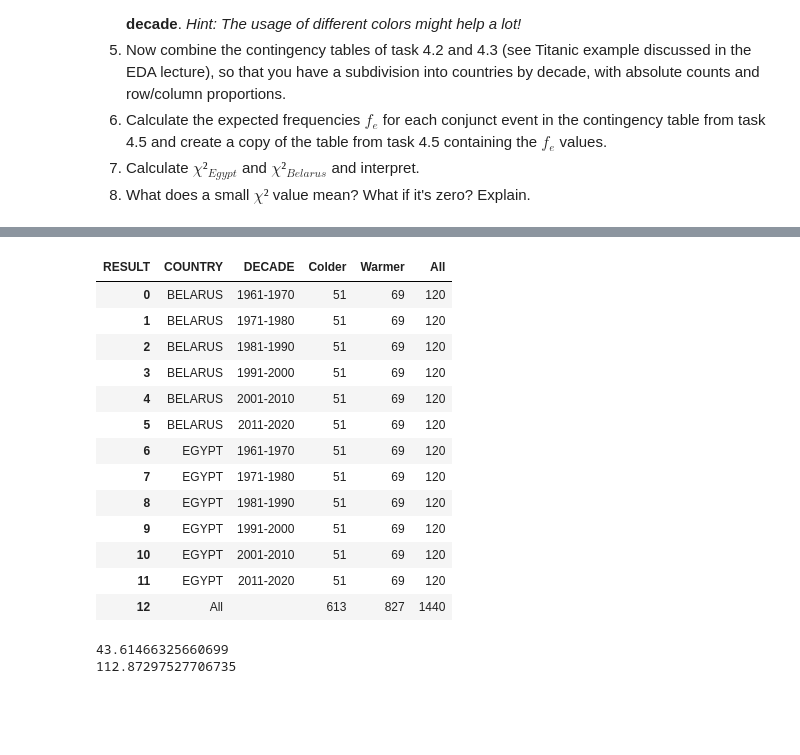
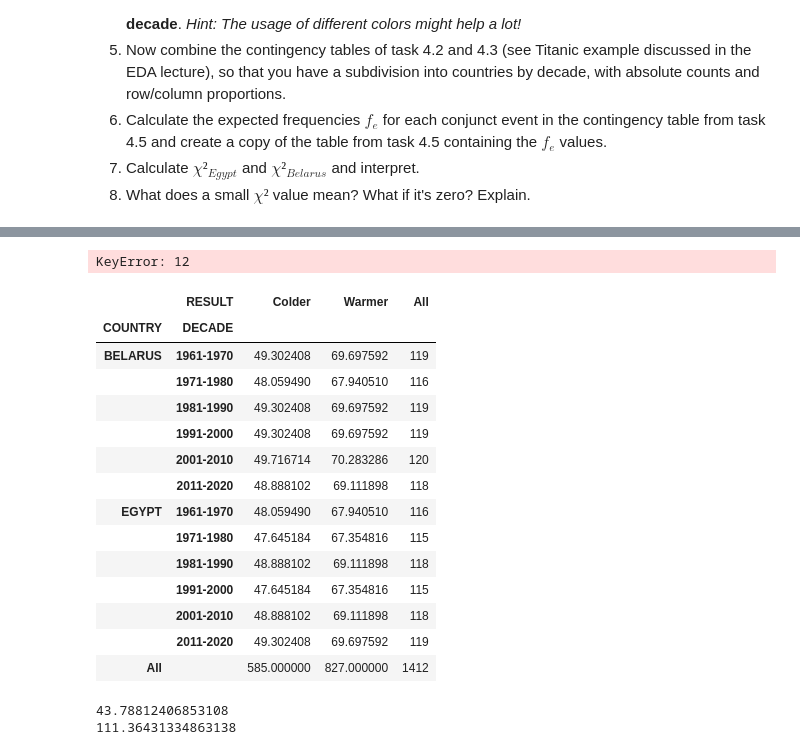
Before and after one commit to aronzek/UHH_research_methods, a Jupyter notebook: RM_A02_Group_E.ipynb, the cells around one changed output, grey strips where cells are left out. Saved outputs shown, nothing was run; the diff lists cells and outputs as text; code cells hidden in the pictures; blank space fills up the shorter version.

```diff
--- a/RM_A02_Group_E.ipynb
+++ b/RM_A02_Group_E.ipynb
@@ -286,3 +299,5 @@ df_egypt_warmer = pd.DataFrame(data)
+# %%
+df_egypt_warmer.drop([6,90,116,118,125,136,187,190,195,331,354,368,420,439,440,441,551,561,653],inplace=True)
 # %%
 df_belarus = df[df["COUNTRY"] == 'BELARUS'].iloc[:,:14].reset_index().drop("index",axis=1)
 # %%
@@ -298,7 +313,9 @@ for i in range(60,120):
         year.append(1901+i)
         if(df_belarus.loc[i,j] > df_belarus.loc[i-50,j]):
             result.append("Warmer")
-        else:
+        elif(df_belarus.loc[i,j] < df_belarus.loc[i-50,j]):
             result.append("Colder")
-data = {"COUNTRY":country,"YEAR":year,"MONTH":months,"RESULT":result}
+        elif(df_belarus.loc[i,j] == df_belarus.loc[i-50,j]):
+            result.append("ND")
+data = {"COUNTRY":country,"YEAR":year,"DECADE":decades, "MONTH":months,"RESULT":result}
 df_belarus_warmer = pd.DataFrame(data)
@@ -305,3 +335,5 @@ df_belarus_warmer = pd.DataFrame(data)
+# %%
+df_belarus_warmer.drop([101,171,213,214,220,313,472,621,660],inplace=True)
 # %%
 final_data = pd.concat([df_egypt_warmer,df_belarus_warmer])
 # %%
@@ -315,8 +347,6 @@ decades6 = ["2011-2020" for i in range(0,120)]
 decades = decades1 + decades2 + decades3 + decades4 + decades5 + decades6
 
 final_decades = (decades + decades)
-# %%
-final_data.insert(2,"DECADE",final_decades)
 # %%
 #4.2
 pd.crosstab(final_data.COUNTRY,final_data.RESULT,margins=True)
@@ -364,34 +400,43 @@ cross_data
+# %%
+cross_data1 = cross_data.drop(labels=12, axis=0)
+sbs.barplot(data=cross_data1, x="DECADE", y="Warmer", hue="COUNTRY")
+# %% [output]
+KeyError: 12
 # %%
 #4.6
 fe_data = cross_data.copy(deep=True)
 fe_data = fe_data.reset_index()
-fe_cold = np.round(120*613/1440)
-fe_warm = np.round(120*827/1440)
+#fe_cold = np.round(120*613/1440)
+#fe_warm = np.round(120*827/1440)
+fe_cold_total = 585
+fe_warm_total = 827
 for j in ["Colder","Warmer"]:
     for i in range(0,12):
         if(j=="Colder"):
-            fe_data.loc[i,j] = fe_cold
+            fe_data.loc[i,j] = (fe_data.loc[i,"All"]*fe_cold_total)/1412
         elif(j=="Warmer"):
-            fe_data.loc[i,j] = fe_warm
-fe_data
+            fe_data.loc[i,j] = (fe_data.loc[i,"All"]*fe_warm_total)/1412
+fe_data.set_index(["COUNTRY", "DECADE"])
 # %% [output]
-| RESULT | COUNTRY | DECADE | Colder | Warmer | All |
-| 0 | BELARUS | 1961-1970 | 51 | 69 | 120 |
-| 1 | BELARUS | 1971-1980 | 51 | 69 | 120 |
-| 2 | BELARUS | 1981-1990 | 51 | 69 | 120 |
-| 3 | BELARUS | 1991-2000 | 51 | 69 | 120 |
-| 4 | BELARUS | 2001-2010 | 51 | 69 | 120 |
-| 5 | BELARUS | 2011-2020 | 51 | 69 | 120 |
-| 6 | EGYPT | 1961-1970 | 51 | 69 | 120 |
-| 7 | EGYPT | 1971-1980 | 51 | 69 | 120 |
-| 8 | EGYPT | 1981-1990 | 51 | 69 | 120 |
-| 9 | EGYPT | 1991-2000 | 51 | 69 | 120 |
-| 10 | EGYPT | 2001-2010 | 51 | 69 | 120 |
-| 11 | EGYPT | 2011-2020 | 51 | 69 | 120 |
-| 12 | All |  | 613 | 827 | 1440 |
+|  | RESULT | Colder | Warmer | All |
+| COUNTRY | DECADE |  |  |  |
+| BELARUS | 1961-1970 | 49.302408 | 69.697592 | 119 |
+|  | 1971-1980 | 48.059490 | 67.940510 | 116 |
+|  | 1981-1990 | 49.302408 | 69.697592 | 119 |
+|  | 1991-2000 | 49.302408 | 69.697592 | 119 |
+|  | 2001-2010 | 49.716714 | 70.283286 | 120 |
+|  | 2011-2020 | 48.888102 | 69.111898 | 118 |
+| EGYPT | 1961-1970 | 48.059490 | 67.940510 | 116 |
+|  | 1971-1980 | 47.645184 | 67.354816 | 115 |
+|  | 1981-1990 | 48.888102 | 69.111898 | 118 |
+|  | 1991-2000 | 47.645184 | 67.354816 | 115 |
+|  | 2001-2010 | 48.888102 | 69.111898 | 118 |
+|  | 2011-2020 | 49.302408 | 69.697592 | 119 |
+| All |  | 585.000000 | 827.000000 | 1412 |
 # %%
 #4.7
 cross_data = cross_data.reset_index()
+fe_data = fe_data.reset_index()
 chi_squared_belarus = 0
 for j in ["Colder","Warmer"]:
     for i in range(0,6):
@@ -403,5 +448,5 @@ for j in ["Colder","Warmer"]:
 print(chi_squared_belarus)
 print(chi_squared_egypt)
 # %% [output]
-43.61466325660699
-112.87297527706735
+43.78812406853108
+111.36431334863138
```
Also changed, not shown: parts of 22 cells of this notebook, 1 other file.
